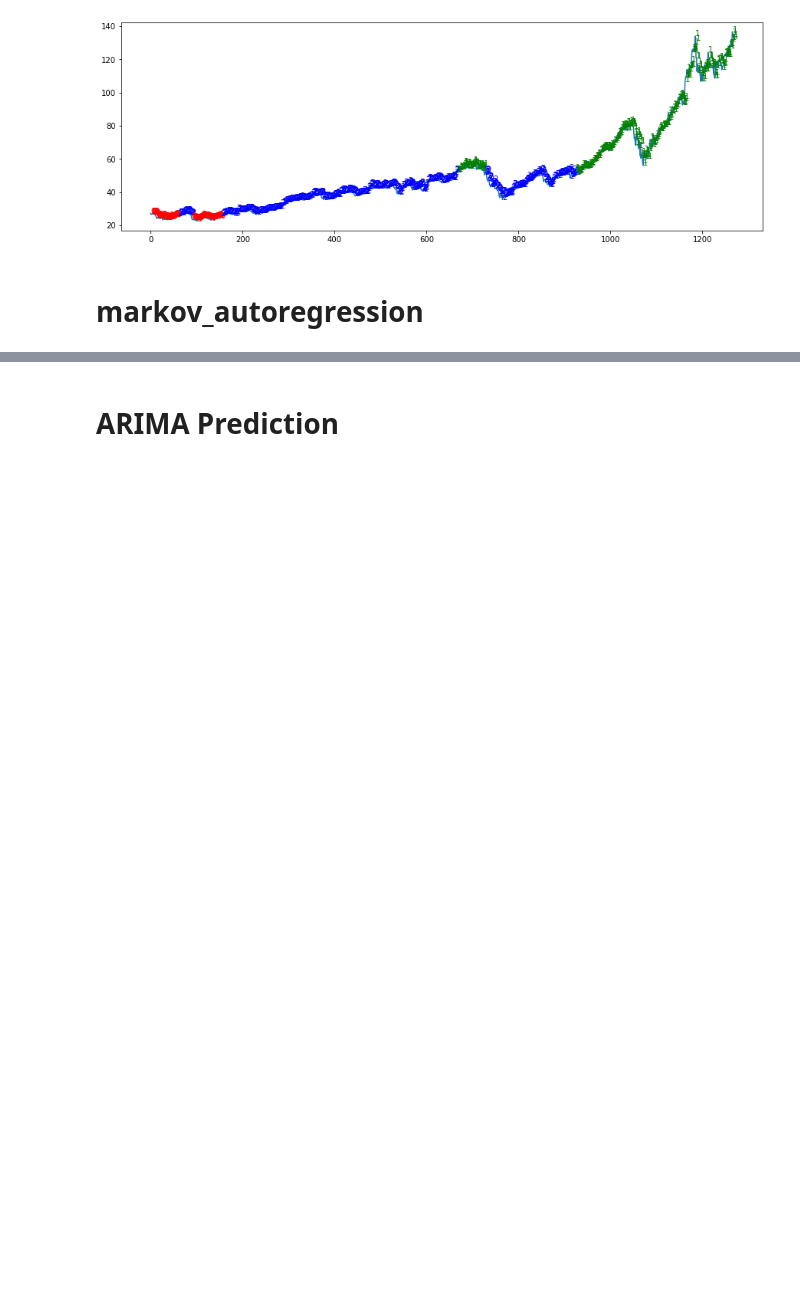
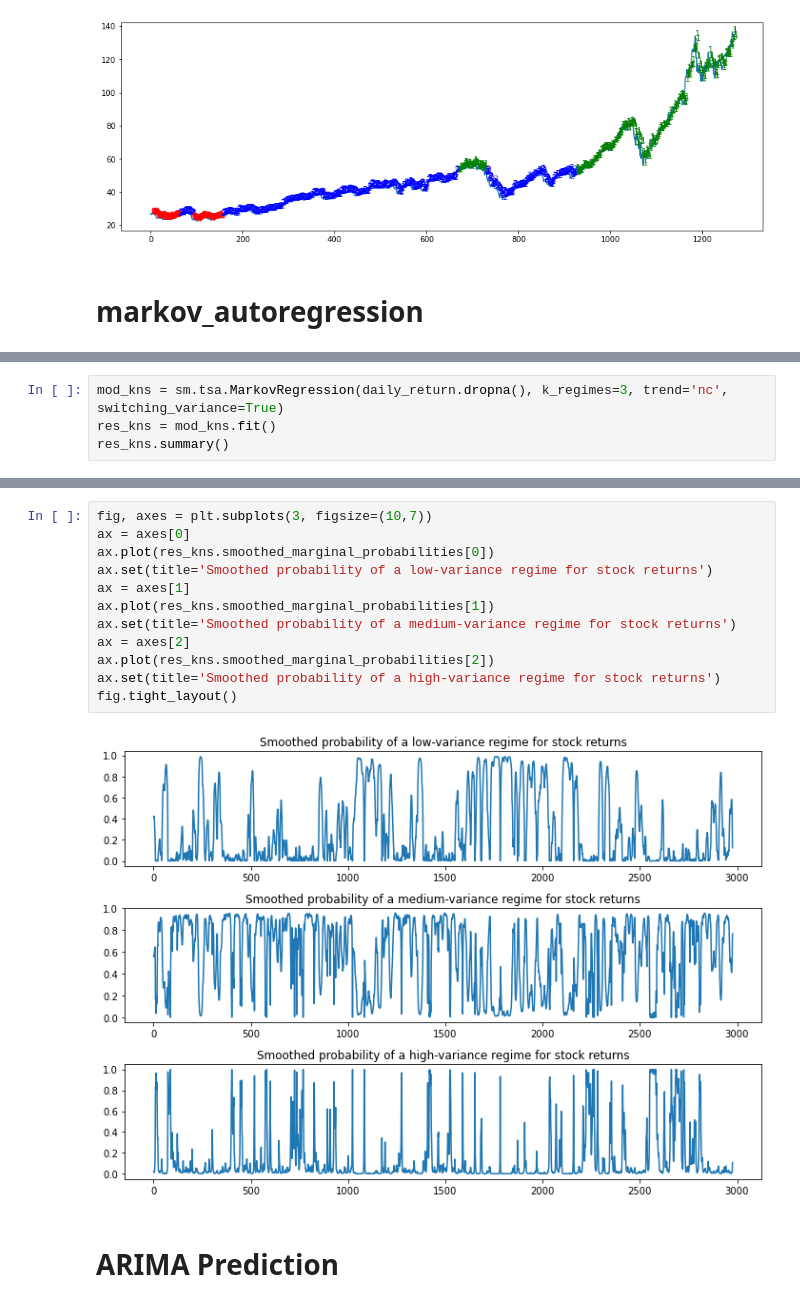
Before and after one commit to yiwen1996/DSGA1018TimeSeries, a Jupyter notebook: HMM_based_arima.ipynb, the cells around one changed output, grey strips where cells are left out. Saved outputs shown, nothing was run; the diff lists cells and outputs as text; blank space fills up the shorter version.

```diff
--- a/HMM_based_arima.ipynb
+++ b/HMM_based_arima.ipynb
@@ -45,0 +63,4 @@ LinAlgError: SVD did not converge
+# %%
+mod_kns = sm.tsa.MarkovRegression(daily_return.dropna(), k_regimes=3, trend='nc', switching_variance=True)
+res_kns = mod_kns.fit()
+res_kns.summary()
@@ -46,3 +113,17 @@ LinAlgError: SVD did not converge
+# %%
+fig, axes = plt.subplots(3, figsize=(10,7))
+ax = axes[0]
+ax.plot(res_kns.smoothed_marginal_probabilities[0])
+ax.set(title='Smoothed probability of a low-variance regime for stock returns')
+ax = axes[1]
+ax.plot(res_kns.smoothed_marginal_probabilities[1])
+ax.set(title='Smoothed probability of a medium-variance regime for stock returns')
+ax = axes[2]
+ax.plot(res_kns.smoothed_marginal_probabilities[2])
+ax.set(title='Smoothed probability of a high-variance regime for stock returns')
+fig.tight_layout()
+# %% [output]
+[figure, added]
 # %% [markdown]
 # ARIMA Prediction
 # %%
```
Also changed, not shown: parts of 10 cells of this notebook.
